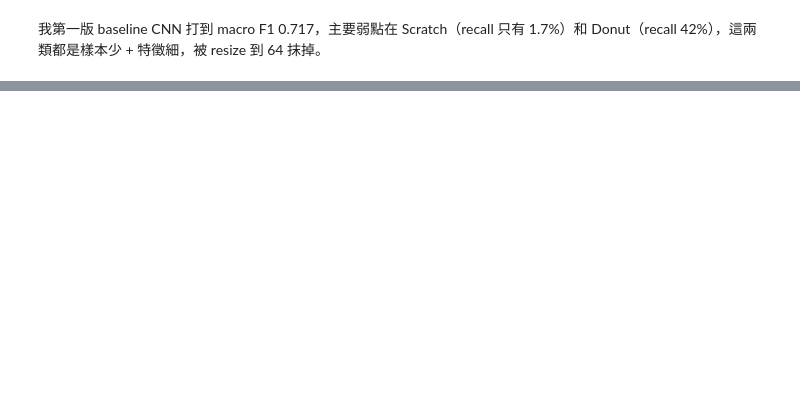
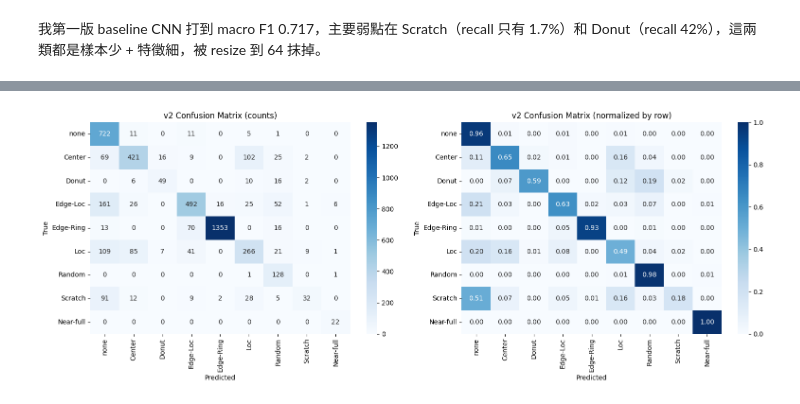
Before and after one commit to tzuhua0308/semicon-defect-cnn, a Jupyter notebook: notebook/wm811k-wafer-map.ipynb, the cells around one changed output, grey strips where cells are left out. Drawn from its saved outputs; the diff is of its cells as text; code cells hidden in the pictures; blank space fills up the shorter version.

```diff
--- a/notebook/wm811k-wafer-map.ipynb
+++ b/notebook/wm811k-wafer-map.ipynb
@@ -707,17 +728,14 @@ plt.show()
 # %%
 from sklearn.utils.class_weight import compute_class_weight
 # ═══════════════════════════════════════
-# 計算 class weights（balanced：少數類權重放大）
+# 計算 class weights
 # ═══════════════════════════════════════
 class_weights = compute_class_weight(
     class_weight='balanced',
-    classes=np.arange(len(CLASSES)),
+    classes = np.arange(len(CLASSES)),
     y=y_train
 )
+print("class_weights:", class_weights)
 
-print("Class weights (balanced):")
-for cls, w in zip(CLASSES, class_weights):
-    print(f"  {cls:12s} {w:.4f}")
-
-# 給 CrossEntropyLoss 用的 tensor
-class_weights_tensor = torch.tensor(class_weights, dtype=torch.float32).to(device)
+weights_tensor = torch.tensor(class_weights, dtype=torch.float32).to(device)
+print("weights_tensor:", weights_tensor)
@@ -790,0 +834,68 @@ print(f"Best val accuracy: {best_val_acc_v2:.4f}")
+# %%
+from sklearn.metrics import classification_report, confusion_matrix, f1_score
+import seaborn as sns
+import matplotlib.pyplot as plt
+
+# ═══════════════════════════════════════
+# 載入 v2 最佳 model
+# ═══════════════════════════════════════
+model_v2.load_state_dict(torch.load('/kaggle/working/best_model_v2.pt'))   # TODO: v2 的 checkpoint 路徑
+model_v2.eval()
+
+# ═══════════════════════════════════════
+# 在 test set 跑 inference
+# ═══════════════════════════════════════
+all_preds_v2 = []
+all_labels_v2 = []
+
+with torch.no_grad():
+  for x_batch, y_batch in test_loader:
+      x_batch = x_batch.to(device)
+
+      logits = model_v2(x_batch)         # TODO: model_v2
+      preds = logits.argmax(dim=1)
+
+      all_preds_v2.append(preds.cpu())
+      all_labels_v2.append(y_batch.numpy())
+
+all_preds_v2 = np.concatenate(all_preds_v2)
+all_labels_v2 = np.concatenate(all_labels_v2)
+
+# ═══════════════════════════════════════
+# F1 分數
+# ═══════════════════════════════════════
+macro_f1_v2 = f1_score(all_labels_v2, all_preds_v2, average='macro')
+weighted_f1_v2 = f1_score(all_labels_v2, all_preds_v2, average='weighted')
+print(f"v2 Macro F1:    {macro_f1_v2:.4f}   (v1 = 0.717)")
+print(f"v2 Weighted F1: {weighted_f1_v2:.4f}")
+
+# ═══════════════════════════════════════
+# Per-class Report（重點看 Scratch / Donut / Near-full）
+# ═══════════════════════════════════════
+print("\n=== Per-class Report ===")
+print(classification_report(
+  all_labels_v2, all_preds_v2,
+  target_names=CLASSES,
+  digits=3
+))
+
+# ═══════════════════════════════════════
+# Confusion Matrix
+# ═══════════════════════════════════════
+cm_v2 = confusion_matrix(all_labels_v2, all_preds_v2)
+fig, axes = plt.subplots(1, 2, figsize=(16, 6))
+
+sns.heatmap(cm_v2, annot=True, fmt='d', cmap='Blues',
+          xticklabels=CLASSES, yticklabels=CLASSES, ax=axes[0])
+axes[0].set_title('v2 Confusion Matrix (counts)')
+axes[0].set_ylabel('True'); axes[0].set_xlabel('Predicted')
+
+cm_v2_norm = cm_v2 / cm_v2.sum(axis=1, keepdims=True)
+sns.heatmap(cm_v2_norm, annot=True, fmt='.2f', cmap='Blues',
+          xticklabels=CLASSES, yticklabels=CLASSES, ax=axes[1])
+axes[1].set_title('v2 Confusion Matrix (normalized by row)')
+axes[1].set_ylabel('True'); axes[1].set_xlabel('Predicted')
+
+plt.tight_layout()
+plt.show()
+# %% [output]
@@ -790,0 +921 @@ print(f"Best val accuracy: {best_val_acc_v2:.4f}")
+[figure, added]
```
Also changed, not shown: parts of 12 cells of this notebook.
